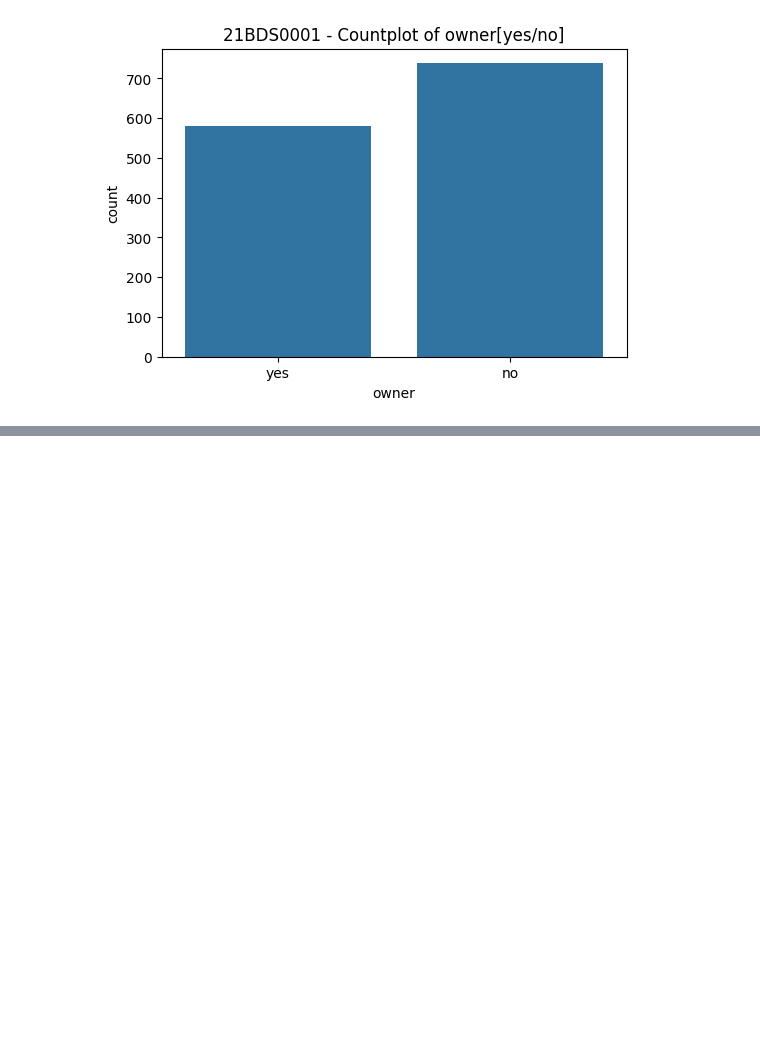
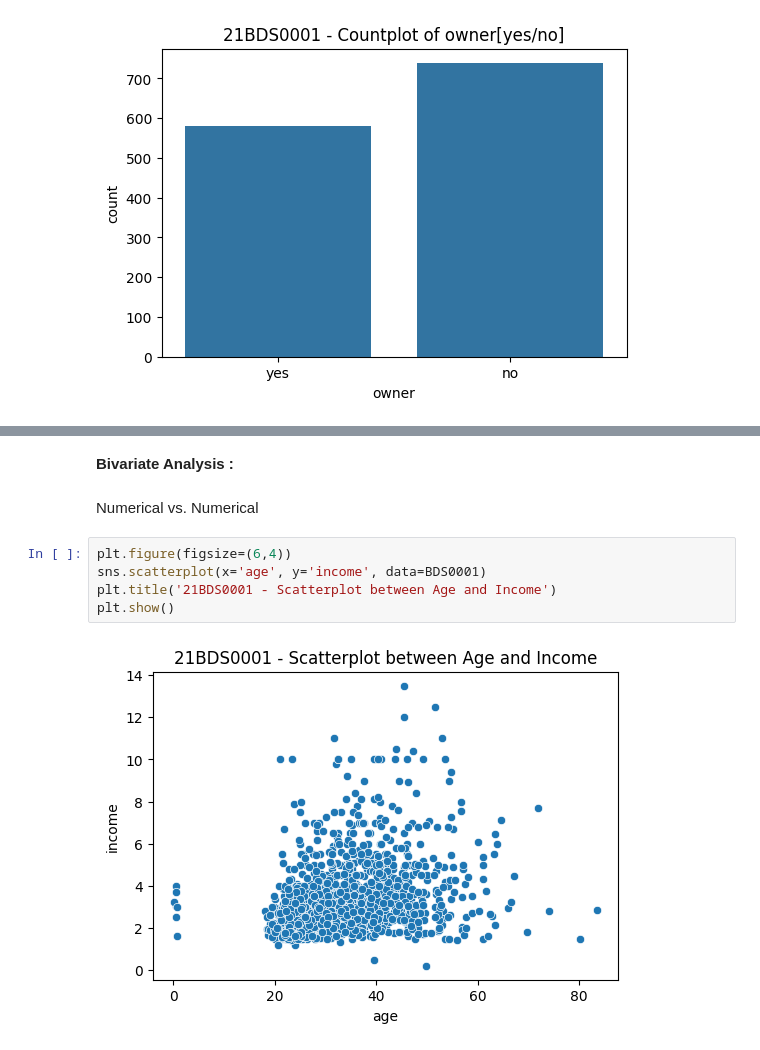
Before and after one commit to mukund-n/EDA---DA---21BDS0001, a Jupyter notebook: EDA_21BDS0001.ipynb, the cells around one changed output, grey strips where cells are left out. Cells and saved outputs as stored; diff of their text form; blank space fills up the shorter version.

```diff
--- a/EDA_21BDS0001.ipynb
+++ b/EDA_21BDS0001.ipynb
@@ -362,0 +365,11 @@ plt.show()
+# %% [markdown]
+**Bivariate Analysis :**
+# %% [markdown]
+Numerical vs. Numerical
+# %%
+plt.figure(figsize=(6,4))
+sns.scatterplot(x='age', y='income', data=BDS0001)
+plt.title('21BDS0001 - Scatterplot between Age and Income')
+plt.show()
+# %% [output]
+[figure, added]
```
Also changed, not shown: parts of 5 cells of this notebook.
